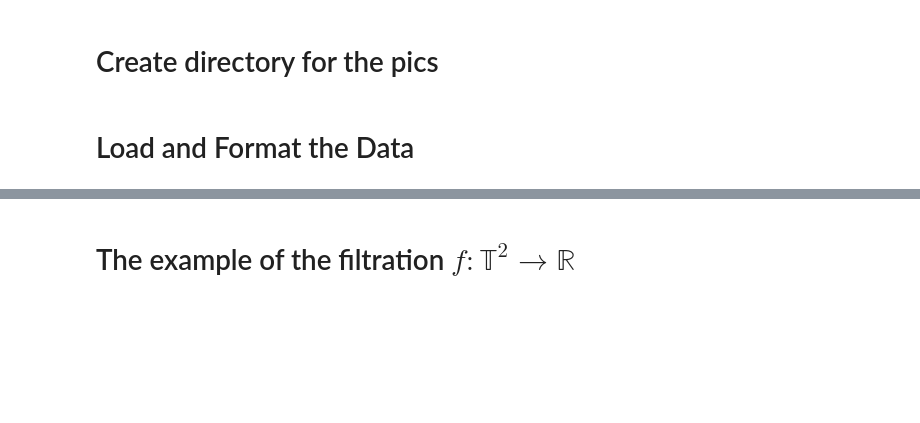
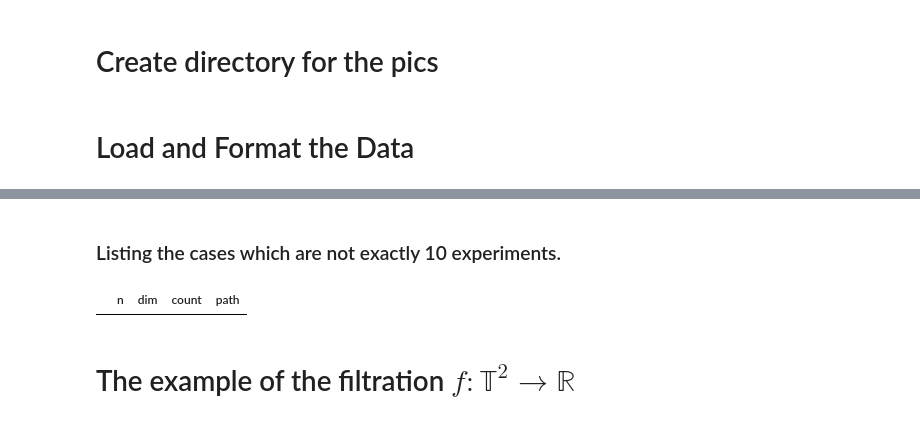
Before and after one commit to zimfv/depth-poset, a Jupyter notebook: notebooks/Analyze Scores on Extended Barycentric Cubical Torus.ipynb, the cells around one changed output, grey strips where cells are left out. Cells and saved outputs as stored; diff of their text form; code cells hidden in the pictures; blank space fills up the shorter version.

```diff
--- a/notebooks/Analyze Scores on Extended Barycentric Cubical Torus.ipynb
+++ b/notebooks/Analyze Scores on Extended Barycentric Cubical Torus.ipynb
@@ -98,0 +119,9 @@ df_cases.shape = (24, 9)
+# %% [markdown]
+### Listing the cases which are not exactly 10 experiments.
+# %%
+df_cases_not10 = df_cases.groupby(['n', 'dim']).agg({'index': 'count', 'path': list}).rename(columns={'index': 'count'})
+df_cases_not10 = df_cases_not10[df_cases_not10['count'] != 10]
+df_cases_not10 = df_cases_not10.explode('path').reset_index()
+df_cases_not10
+# %% [output]
+|  | n | dim | count | path |
```
Also changed, not shown: parts of 19 cells of this notebook, 6 other files.
